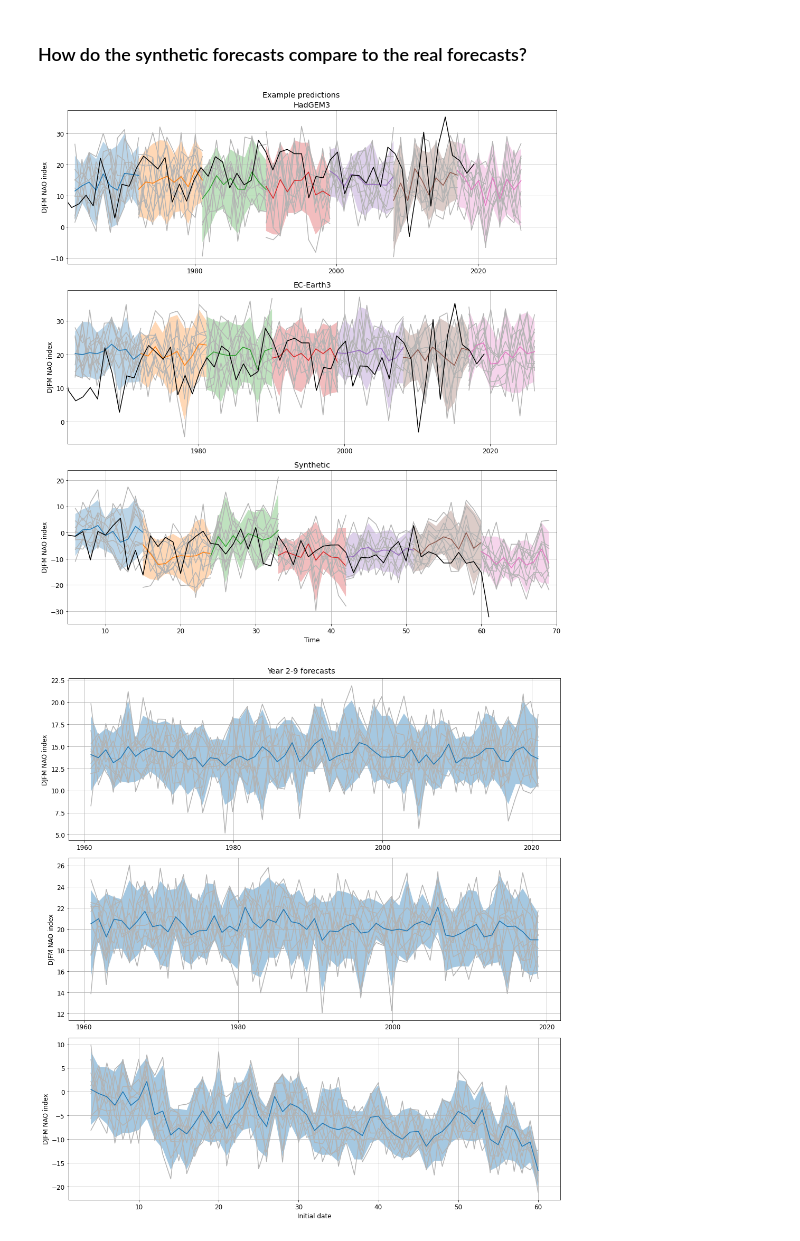
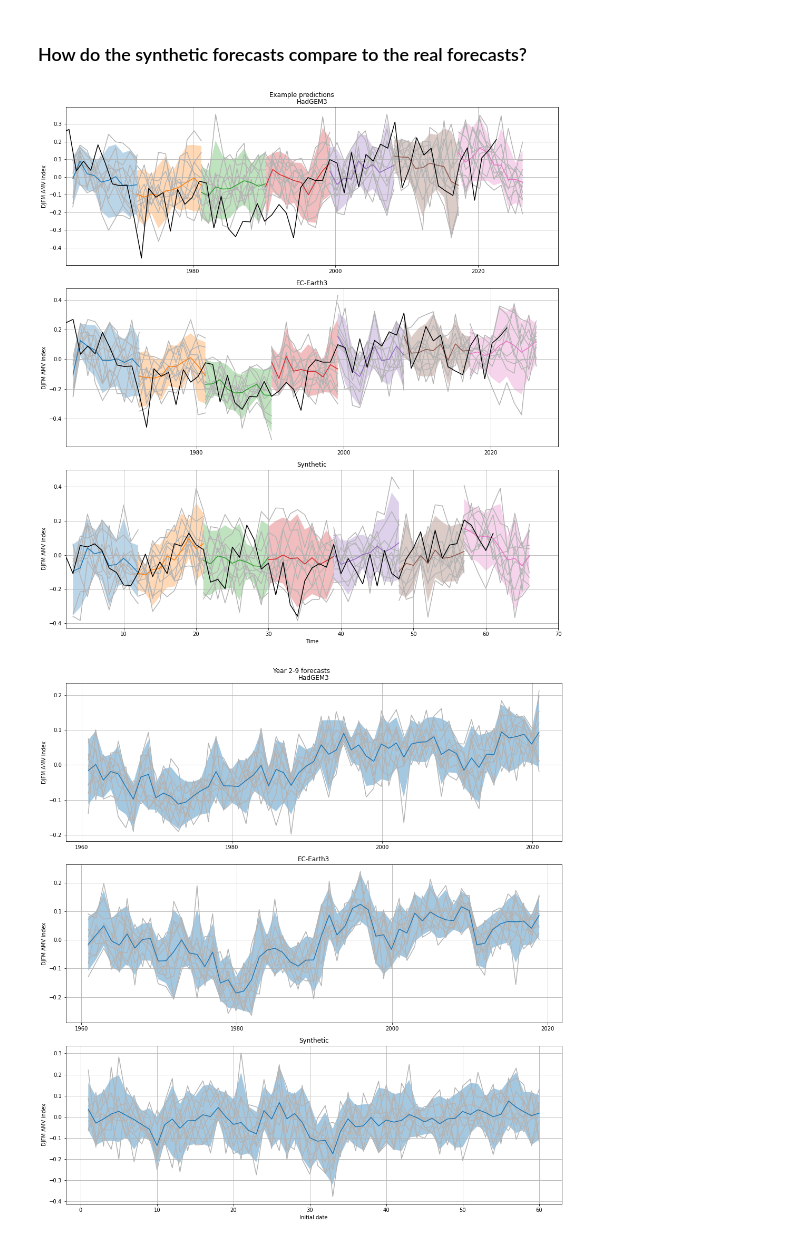
Before and after one commit to dougiesquire/Squire_2022_correlation, a Jupyter notebook: notebooks/exploratory/compare_model_to_hindcast.ipynb, the cells around one changed output. Saved outputs shown, nothing was run; the diff lists cells and outputs as text; code cells hidden in the pictures.

```diff
--- a/notebooks/exploratory/compare_model_to_hindcast.ipynb
+++ b/notebooks/exploratory/compare_model_to_hindcast.ipynb
@@ -64,7 +64,6 @@ input_data = NAO_HadSLP
 res = ar_model.fit(
     input_data,
     order="select_order",
-    select_order_kwargs={"maxlag": 10, "ic": "aic", "glob": True, "trend": "n"},
 )
 params = res[:-1].values
 scale = res[-1].values
@@ -191,20 +190,20 @@ AMV_ECEarth3 = utils.calculate_period_AMV_index(
 ).compute()
 AMV_ECEarth3 = AMV_ECEarth3.isel(lead=slice(1, None))  # Drop first lead
 # %%
-HadSST = xr.open_zarr(f"{DATA_DIR}/tos_HadISST.zarr", use_cftime=True)
-AMV_HadSST = utils.calculate_period_AMV_index(
-    HadSST["sst"],
+HadISST = xr.open_zarr(f"{DATA_DIR}/tos_HadISST.zarr", use_cftime=True)
+AMV_HadISST = utils.calculate_period_AMV_index(
+    HadISST["sst"],
     [12, 1, 2, 3],
 ).compute()
 # %% [markdown]
 ### Fit an AR model
 # %%
-input_data = amv
+input_data = AMV_HadISST
 
 res = ar_model.fit(
     input_data,
     order="select_order",
-    select_order_kwargs={"maxlag": 10, "ic": "aic", "glob": True, "trend": "n"},
+    select_order_kwargs={"maxlag": 10, "ic": "aic", "glob": False, "trend": "n"},
 )
 params = res[:-1].values
 scale = res[-1].values
@@ -264,7 +265,7 @@ for i, (name, (fcst, init)) in enumerate(to_plot.items()):
         )
         ax.set_title(name)
     ax.set_xlim(fcst.time.min().item(), fcst.time.max().item())
-    ax.set_ylabel("DJFM NAO index")
+    ax.set_ylabel("DJFM AMV index")
 
     ax.plot(init.time, init, color="k")
 
@@ -272,41 +273,41 @@ ax.set_xlabel("Time")
 fig.suptitle("Example predictions")
 fig.tight_layout()
 # %% [output]
-[figure, old version]
+[figure, new version]
 # %%
 avg = (0, 8)
 
 to_plot = {
-    "HadGEM3": NAO_HadGEM3.isel(lead=slice(*avg)).mean("lead"),
-    "EC-Earth3": NAO_ECEarth3.isel(lead=slice(*avg)).mean("lead"),
-    "Synthetic": NAO_synthetic.isel(lead=slice(*avg)).mean("lead"),
+    "HadGEM3": AMV_HadGEM3.isel(lead=slice(*avg)).mean("lead"),
+    "EC-Earth3": AMV_ECEarth3.isel(lead=slice(*avg)).mean("lead"),
+    "Synthetic": AMV_synthetic.isel(lead=slice(*avg)).mean("lead"),
 }
 
 nrows = len(to_plot)
 fig = plt.figure(figsize=(14, 5 * nrows))
 axs = fig.subplots(nrows, 1)
 
 for i, (name, fcst) in enumerate(to_plot.items()):
     ax = axs[i]
 
     ax.fill_between(
         fcst.init.values,
         fcst.quantile(0.05, dim="member"),
         fcst.quantile(0.95, dim="member"),
         edgecolor="none",
         alpha=0.4,
     )
     for m in fcst.member:
         ax.plot(fcst.init.values, fcst.sel(member=m), color=[0.7, 0.7, 0.7])
     ax.plot(
         fcst.init.values,
         fcst.mean("member"),
     )
-    ax.set_title("")  # name)
-    ax.set_ylabel("DJFM NAO index")
+    ax.set_title(name)
+    ax.set_ylabel("DJFM AMV index")
 
 ax.set_xlabel("Initial date")
 fig.suptitle("Year 2-9 forecasts")
 fig.tight_layout()
 # %% [output]
-[figure, old version]
+[figure, new version]
```
Also changed, not shown: parts of 3 cells of this notebook, 2 other files.
